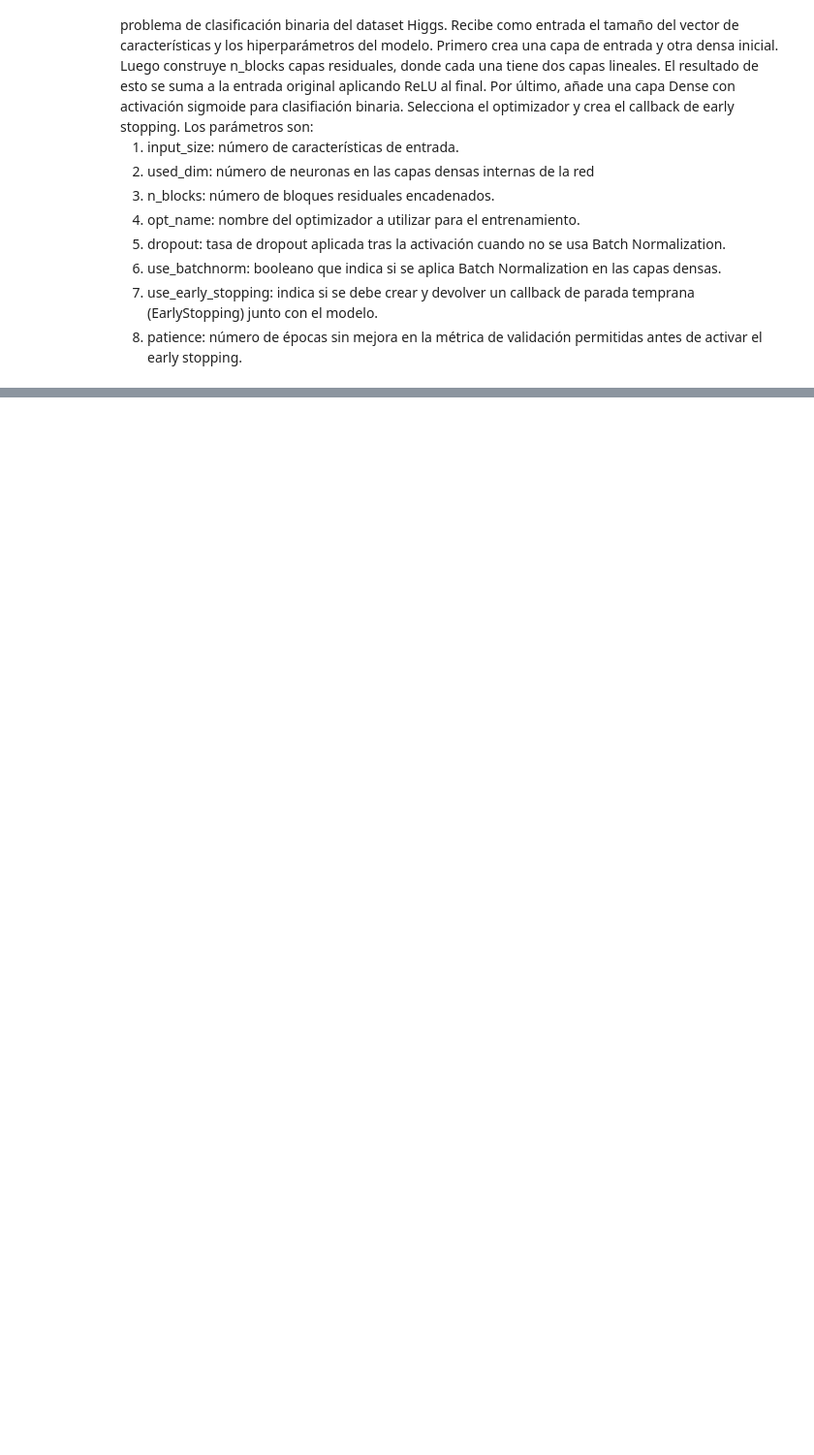
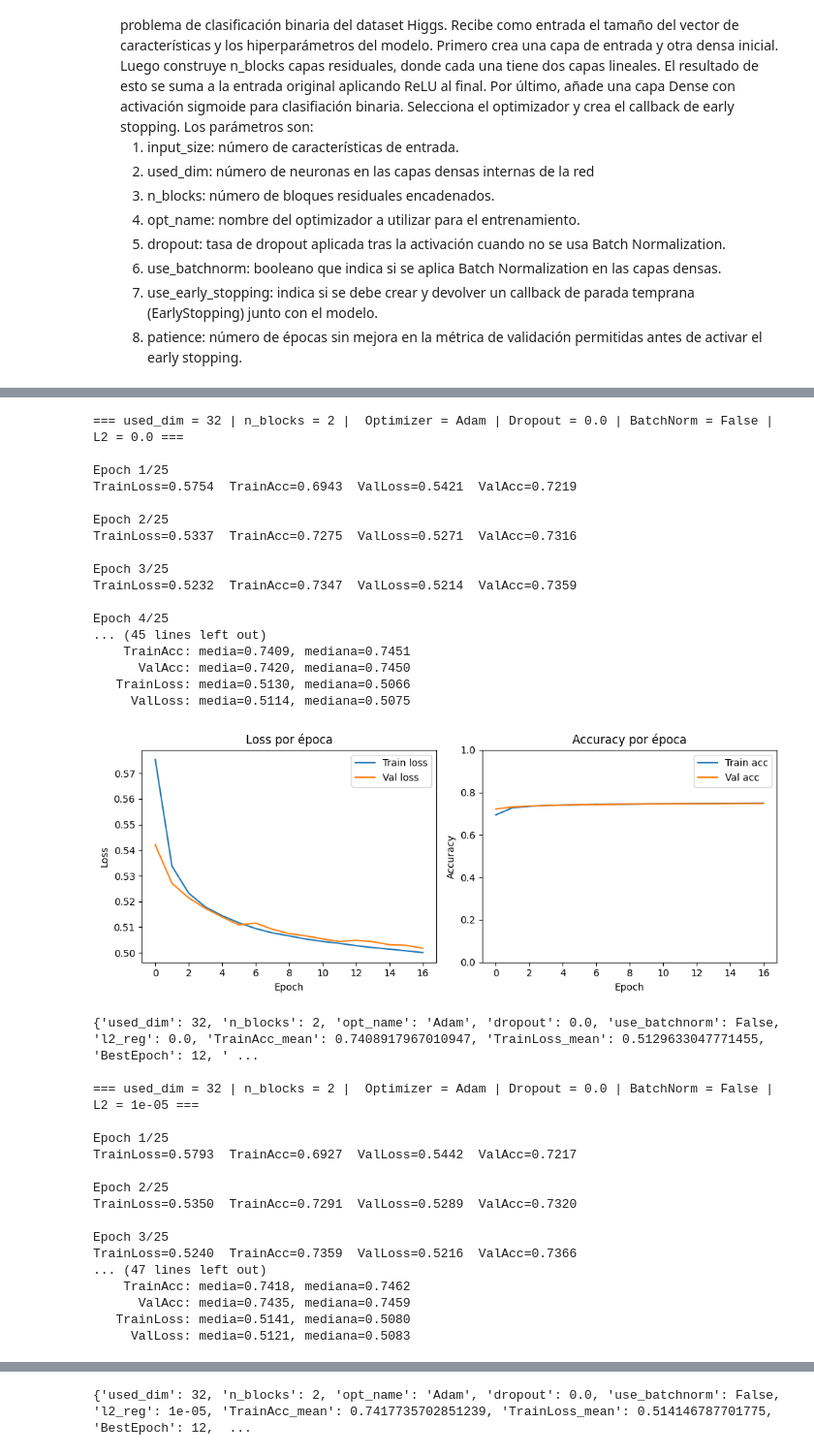
Before and after one commit to GuillermoBlancoNunez/P2_AprendizajeProfundo, a Jupyter notebook: p3_GuillermoBN_PabloDB.ipynb, the cells around one changed output, grey strips where cells are left out. Shown at 97% size. Cells and saved outputs as stored; diff of their text form; code cells hidden in the pictures; blank space fills up the shorter version.

```diff
--- a/p3_GuillermoBN_PabloDB.ipynb
+++ b/p3_GuillermoBN_PabloDB.ipynb
@@ -316,0 +686,44 @@ def train_one_model(
+# %%
+models2  = []
+results2 = []
+# %%
+for (used_dim, n_blocks, opt_name, dropout, use_batchnorm, l2_lambda) in hyperparams2[:2]:
+    model, best_weights, result = fit_residual(used_dim, n_blocks, opt_name, dropout, use_batchnorm, l2_lambda)
+    models2.append((model, best_weights))
+    results2.append(result)
+# %% [output]
+=== used_dim = 32 | n_blocks = 2 |  Optimizer = Adam | Dropout = 0.0 | BatchNorm = False | L2 = 0.0 ===
+
+Epoch 1/25
+TrainLoss=0.5754  TrainAcc=0.6943  ValLoss=0.5421  ValAcc=0.7219
+
+Epoch 2/25
+TrainLoss=0.5337  TrainAcc=0.7275  ValLoss=0.5271  ValAcc=0.7316
+
+Epoch 3/25
+TrainLoss=0.5232  TrainAcc=0.7347  ValLoss=0.5214  ValAcc=0.7359
+
+Epoch 4/25
+... (45 lines left out)
+    TrainAcc: media=0.7409, mediana=0.7451
+      ValAcc: media=0.7420, mediana=0.7450
+   TrainLoss: media=0.5130, mediana=0.5066
+     ValLoss: media=0.5114, mediana=0.5075
+[figure, added]
+{'used_dim': 32, 'n_blocks': 2, 'opt_name': 'Adam', 'dropout': 0.0, 'use_batchnorm': False, 'l2_reg': 0.0, 'TrainAcc_mean': 0.7408917967010947, 'TrainLoss_mean': 0.5129633047771455, 'BestEpoch': 12, ' ...
+
+=== used_dim = 32 | n_blocks = 2 |  Optimizer = Adam | Dropout = 0.0 | BatchNorm = False | L2 = 1e-05 ===
+
+Epoch 1/25
+TrainLoss=0.5793  TrainAcc=0.6927  ValLoss=0.5442  ValAcc=0.7217
+
+Epoch 2/25
+TrainLoss=0.5350  TrainAcc=0.7291  ValLoss=0.5289  ValAcc=0.7320
+
+Epoch 3/25
+TrainLoss=0.5240  TrainAcc=0.7359  ValLoss=0.5216  ValAcc=0.7366
+... (47 lines left out)
+    TrainAcc: media=0.7418, mediana=0.7462
+      ValAcc: media=0.7435, mediana=0.7459
+   TrainLoss: media=0.5141, mediana=0.5080
+     ValLoss: media=0.5121, mediana=0.5083
@@ -316,0 +731 @@ def train_one_model(
+{'used_dim': 32, 'n_blocks': 2, 'opt_name': 'Adam', 'dropout': 0.0, 'use_batchnorm': False, 'l2_reg': 1e-05, 'TrainAcc_mean': 0.7417735702851239, 'TrainLoss_mean': 0.514146787701775, 'BestEpoch': 12,  ...
```
Also changed, not shown: parts of 28 cells of this notebook, 2 other files.
